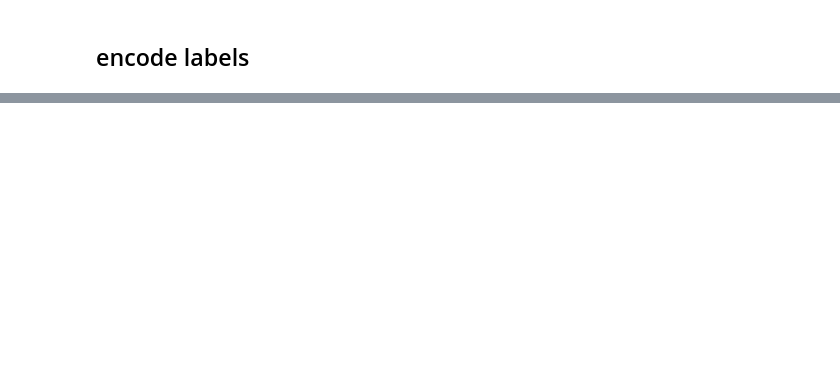
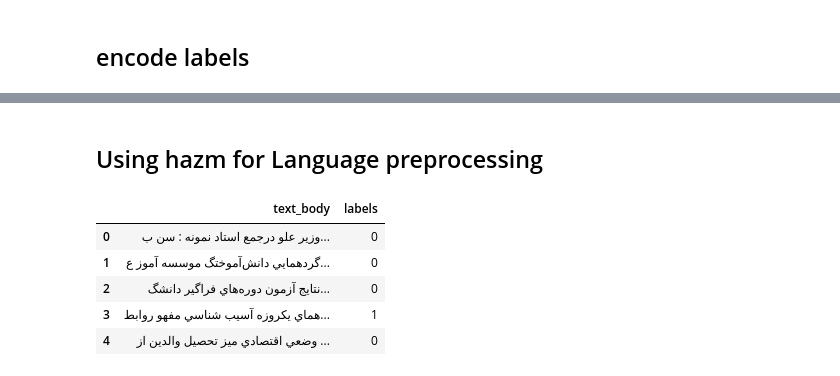
Before and after one commit to Parhamazs/persian-comment-clustering, a Jupyter notebook: Text_Mining/classification.ipynb, the cells around one changed output, grey strips where cells are left out. Cells and saved outputs as stored; diff of their text form; code cells hidden in the pictures; blank space fills up the shorter version.

Commit message:
Tokenization
use hazm a Persian language processing Tools in python and word tokenize our Texts

```diff
--- a/Text_Mining/classification.ipynb
+++ b/Text_Mining/classification.ipynb
@@ -47,0 +50,5 @@ Name: labels, Length: 10999, dtype: int64>
+# %%
+with open("stopwords.txt", encoding="utf8") as stopwords_file:
+    stopwords = stopwords_file.readlines()
+stopwords = [line.replace('\n', ' ') for line in stopwords]
+stopwords
@@ -47,0 +73,28 @@ Name: labels, Length: 10999, dtype: int64>
+# %% [markdown]
+## Using hazm for Language preprocessing
+# %%
+import hazm
+from hazm import word_tokenize
+
+stemmer = hazm.Stemmer()
+
+# main data for training model
+data = pd.DataFrame(columns=('text_body', 'labels'))
+for index, row in dataset.iterrows():
+    title_body = row['Title'] + ' ' + row['Body']
+    tokenized_title_body = word_tokenize(title_body)
+    filtered_tokenized_title_body = [w for w in tokenized_title_body if not w in stopwords]
+    stemmed_filtered_tokenized_title_body = [stemmer.stem(w) for w in filtered_tokenized_title_body]
+    data.loc[index] = {
+        'text_body': ' '.join(stemmed_filtered_tokenized_title_body),
+        'labels': row['labels']
+    }
+# %%
+data.head()
+# %% [output]
+|  | text_body | labels |
+| 0 | وزير علو درجمع استاد نمونه : سن ب... | 0 |
+| 1 | گردهمايي دانش‌آموختگ موسسه آموز ع... | 0 |
+| 2 | نتايج آزمون دوره‌هاي فراگير دانشگ... | 0 |
+| 3 | هماي يكروزه آسيب شناسي مفهو روابط... | 1 |
+| 4 | وضعي اقتصادي ميز تحصيل والدين از ... | 0 |
```
Also changed, not shown: parts of 3 cells of this notebook, 1 other file.
